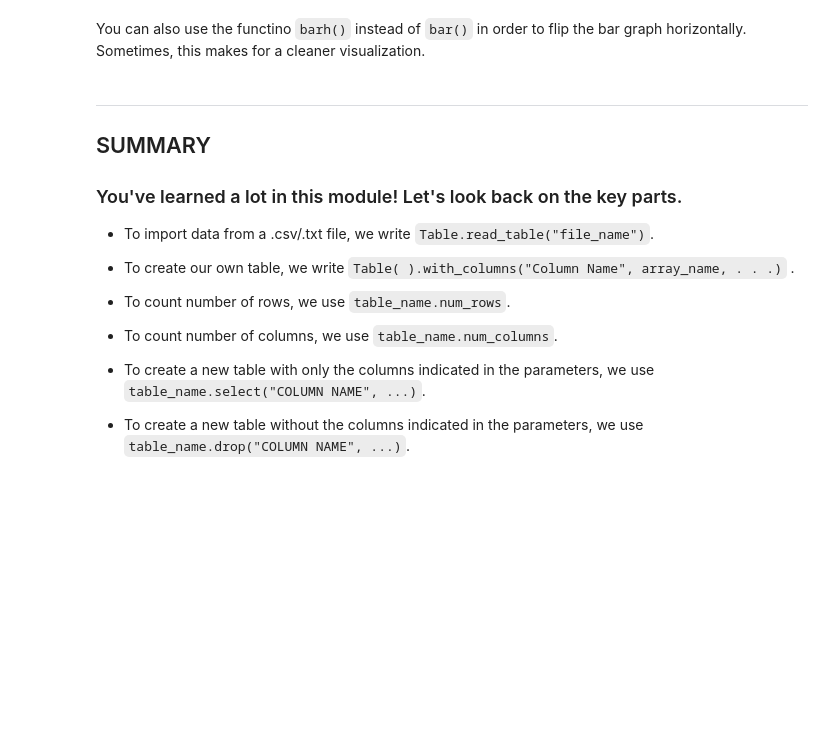
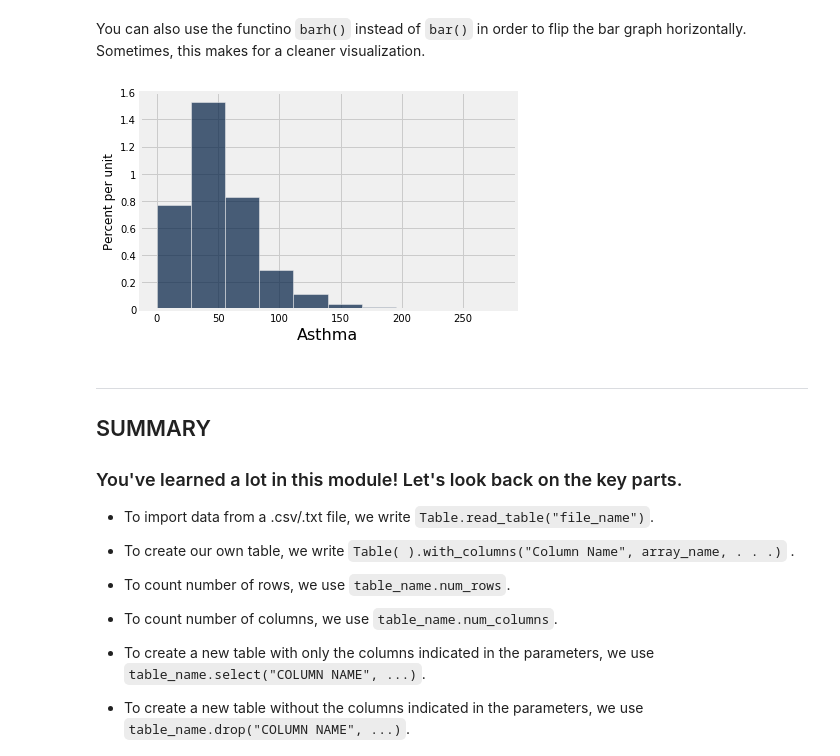
Before and after one commit to ds-modules/ESPM-163ac, a Jupyter notebook: Lab1/Lab1.ipynb, the cells around one changed output. Saved outputs shown, nothing was run; the diff lists cells and outputs as text; code cells hidden in the pictures; blank space fills up the shorter version.

```diff
--- a/Lab1/Lab1.ipynb
+++ b/Lab1/Lab1.ipynb
@@ -159,3 +178,3 @@ We need to access the census table above and name it for further use. We assign
 # %%
-census_data = Table.read_table("../data/ces_data.csv")
-census_data
+ces_data = Table.read_table("../data/ces_data.csv")
+ces_data
@@ -278,7 +393,9 @@ final_census_table.bar("Asthma", "African American (%)")
 # %% [markdown]
 You can also use the functino `barh()` instead of `bar()` in order to flip the bar graph horizontally. Sometimes, this makes for a cleaner visualization.
 # %%
-census_data.hist("Asthma")
+ces_data.hist("Asthma")
+# %% [output]
+[figure, added]
 # %% [markdown]
 ---
 
```
Also changed, not shown: parts of 18 cells of this notebook.
